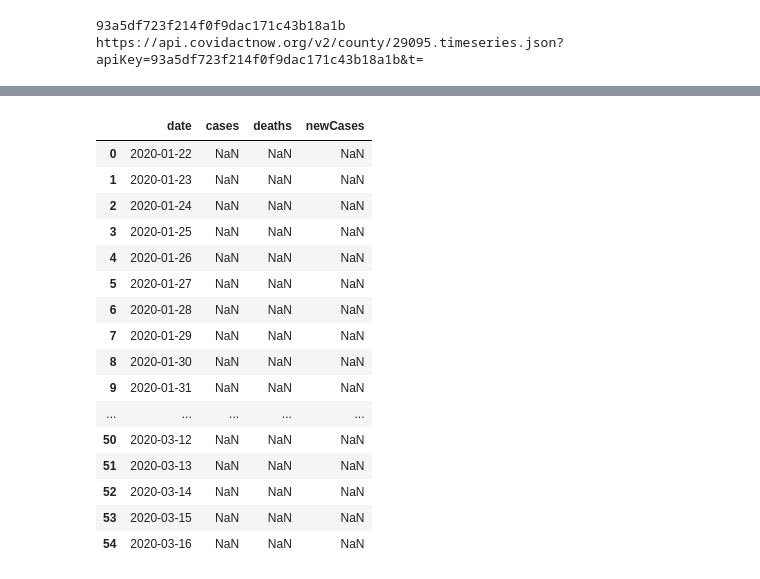
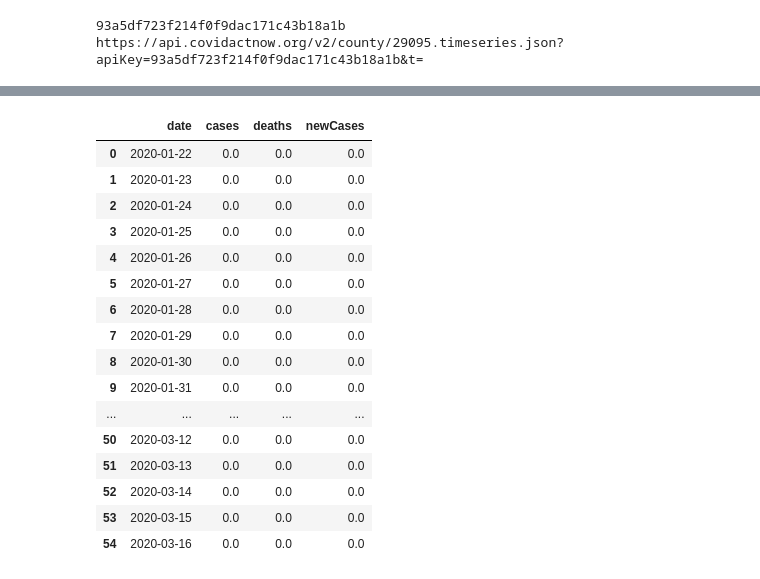
Before and after one commit to E-Weber/EKN-Project, a Jupyter notebook: Covid_api.ipynb, the cells around one changed output, grey strips where cells are left out. Cells and saved outputs as stored; diff of their text form; code cells hidden in the pictures.

```diff
--- a/Covid_api.ipynb
+++ b/Covid_api.ipynb
@@ -106,7 +109,3 @@ Data columns (total 4 columns):
 dtypes: datetime64[ns](1), float64(3)
 memory usage: 12.8 KB
 None
-# %%
-mo_df.fillna(0)
-pd.set_option("display.max_rows", None, "display.max_columns", None)
-print (mo_df)
@@ -130,0 +112,3 @@ print (mo_df)
+# %%
+date_mo = mo_df.fillna(0)
+date_mo
@@ -163,22 +206,22 @@ plt.show()
 # %%
-before_df = mo_df[(mo_df['date'] > '2020-01-1') & (mo_df['date'] <= '2020-03-16')]
+before_df = date_mo[(date_mo['date'] > '2020-01-1') & (date_mo['date'] <= '2020-03-16')]
 before_df
 # %% [output]
 |  | date | cases | deaths | newCases |
-| 0 | 2020-01-22 | NaN | NaN | NaN |
-| 1 | 2020-01-23 | NaN | NaN | NaN |
-| 2 | 2020-01-24 | NaN | NaN | NaN |
-| 3 | 2020-01-25 | NaN | NaN | NaN |
-| 4 | 2020-01-26 | NaN | NaN | NaN |
-| 5 | 2020-01-27 | NaN | NaN | NaN |
-| 6 | 2020-01-28 | NaN | NaN | NaN |
-| 7 | 2020-01-29 | NaN | NaN | NaN |
-| 8 | 2020-01-30 | NaN | NaN | NaN |
-| 9 | 2020-01-31 | NaN | NaN | NaN |
+| 0 | 2020-01-22 | 0.0 | 0.0 | 0.0 |
+| 1 | 2020-01-23 | 0.0 | 0.0 | 0.0 |
+| 2 | 2020-01-24 | 0.0 | 0.0 | 0.0 |
+| 3 | 2020-01-25 | 0.0 | 0.0 | 0.0 |
+| 4 | 2020-01-26 | 0.0 | 0.0 | 0.0 |
+| 5 | 2020-01-27 | 0.0 | 0.0 | 0.0 |
+| 6 | 2020-01-28 | 0.0 | 0.0 | 0.0 |
+| 7 | 2020-01-29 | 0.0 | 0.0 | 0.0 |
+| 8 | 2020-01-30 | 0.0 | 0.0 | 0.0 |
+| 9 | 2020-01-31 | 0.0 | 0.0 | 0.0 |
 | ... | ... | ... | ... | ... |
-| 50 | 2020-03-12 | NaN | NaN | NaN |
-| 51 | 2020-03-13 | NaN | NaN | NaN |
-| 52 | 2020-03-14 | NaN | NaN | NaN |
-| 53 | 2020-03-15 | NaN | NaN | NaN |
-| 54 | 2020-03-16 | NaN | NaN | NaN |
+| 50 | 2020-03-12 | 0.0 | 0.0 | 0.0 |
+| 51 | 2020-03-13 | 0.0 | 0.0 | 0.0 |
+| 52 | 2020-03-14 | 0.0 | 0.0 | 0.0 |
+| 53 | 2020-03-15 | 0.0 | 0.0 | 0.0 |
+| 54 | 2020-03-16 | 0.0 | 0.0 | 0.0 |
 # %%
```
Also changed, not shown: parts of 25 cells of this notebook.
